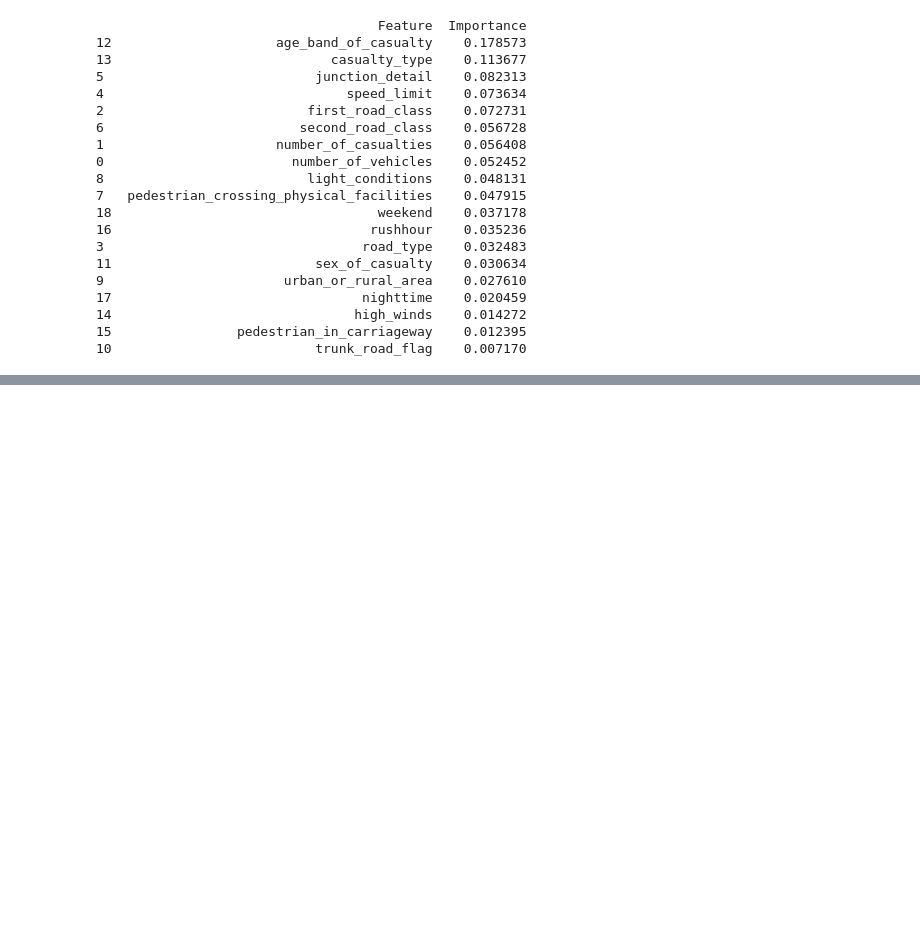
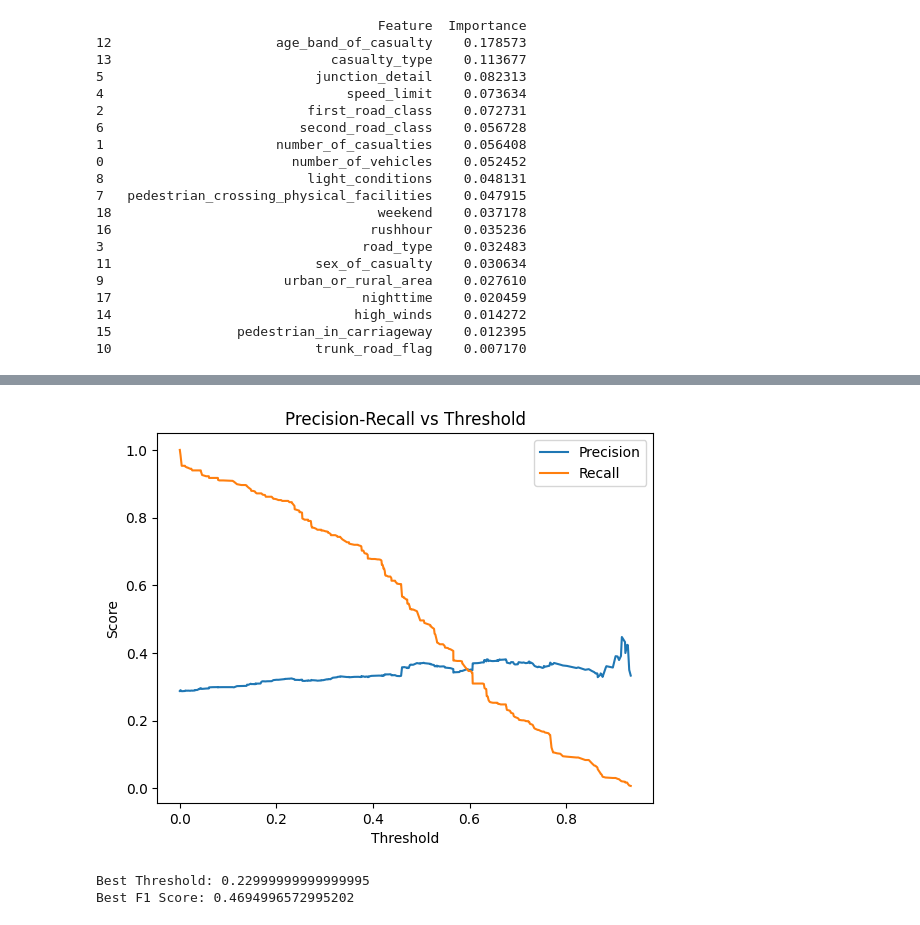
Before and after one commit to EJCassella/STATS19_severity_prediction, a Jupyter notebook: 11 - Hyperparameter tuning and testing.ipynb, the cells around one changed output, grey strips where cells are left out. Cells and saved outputs as stored; diff of their text form; code cells hidden in the pictures; blank space fills up the shorter version.

```diff
--- a/11 - Hyperparameter tuning and testing.ipynb
+++ b/11 - Hyperparameter tuning and testing.ipynb
@@ -255,0 +297,15 @@ print(feature_importance_df)
+# %%
+top_3_feats = list(feature_importance_df.Feature[:4])
+X_train_reduced = X_train[top_3_feats]
+X_test_reduced = X_test[top_3_feats]
+# %%
+# Evaluate the tuned pipeline on the test set
+clf = pipeline.fit(X_train_reduced, y_train)
+y_pred = clf.predict(X_test_reduced)
+
+print("Classification Report for the Reduced features Model:")
+print(classification_report(y_test, y_pred))
+
+# Test accuracy
+accuracy = f1_score(y_test, y_pred)
+print(f"Test F1 before Hyperparameter Tuning: {accuracy:.4f}")
@@ -255,0 +324,3 @@ print(feature_importance_df)
+# %%
+random_search_reduced = RandomizedSearchCV(pipeline, param_distributions=param_space, n_iter=100, scoring='f1', n_jobs=-1, cv=kf, verbose=2, random_state=42)
+random_search_reduced.fit(X_train_reduced, y_train)
@@ -255,0 +346,6 @@ print(feature_importance_df)
+# %%
+print(f"Best Parameters: {random_search.best_params_}")
+
+print("Best CV F1 score on Training Data: {:.3f}".format(random_search.best_score_))
+
+best_pipeline_reduced = random_search_reduced.best_estimator_
@@ -255,0 +377,33 @@ print(feature_importance_df)
+# %%
+y_proba = best_pipeline_reduced.predict_proba(X_test_reduced)[:, 1]
+
+
+# Compute precision-recall values
+precision, recall, thresholds = precision_recall_curve(y_test, y_proba)
+
+# Plot Precision-Recall Curve
+plt.plot(thresholds, precision[:-1], label="Precision")
+plt.plot(thresholds, recall[:-1], label="Recall")
+plt.xlabel("Threshold")
+plt.ylabel("Score")
+plt.legend()
+plt.title("Precision-Recall vs Threshold")
+plt.show()
+# %% [output]
+[figure, added]
+# %%
+best_threshold = 0
+best_f1 = 0
+
+for t in np.arange(0.1, 0.9, 0.01):  # Test thresholds from 0.1 to 0.9
+    y_pred = (y_proba >= t).astype(int)
+    f1 = f1_score(y_test, y_pred)
+    if f1 > best_f1:
+        best_f1 = f1
+        best_threshold = t
+
+print("Best Threshold:", best_threshold)
+print("Best F1 Score:", best_f1)
+# %% [output]
+Best Threshold: 0.22999999999999995
+Best F1 Score: 0.4694996572995202
```
Also changed, not shown: parts of 7 cells of this notebook, 1 other file.
